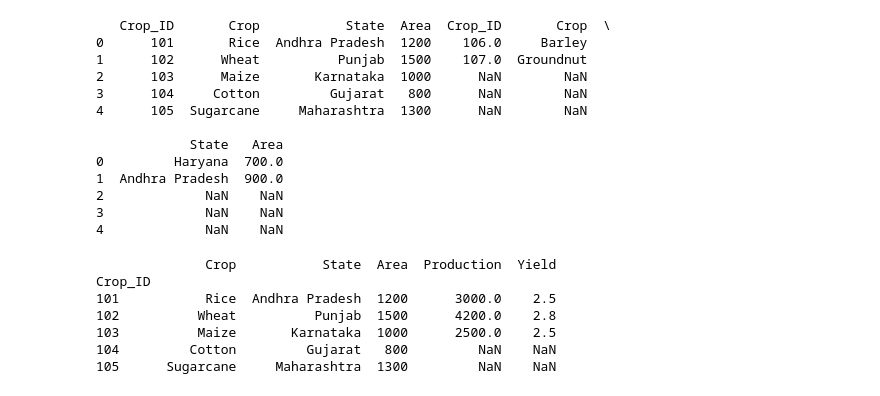
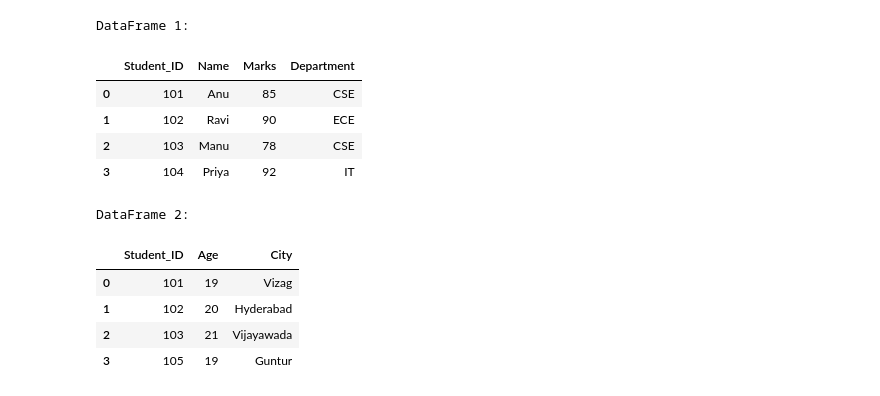
Before and after one commit to lkundrap-max/FDS-7140, a Jupyter notebook: data_wrangling_7140.ipynb, the cells around one changed output. Cells and saved outputs as stored; diff of their text form; code cells hidden in the pictures.

```diff
--- a/data_wrangling_7140.ipynb
+++ b/data_wrangling_7140.ipynb
@@ -97,33 +3,37 @@ print(concat_df)
-# %%
-concat_df = pd.concat([crop_df, new_crops], axis=1)
-
-print(concat_df)
-# %% [output]
-   Crop_ID       Crop           State  Area  Crop_ID       Crop  \
-0      101       Rice  Andhra Pradesh  1200    106.0     Barley
-1      102      Wheat          Punjab  1500    107.0  Groundnut
-2      103      Maize       Karnataka  1000      NaN        NaN
-3      104     Cotton         Gujarat   800      NaN        NaN
-4      105  Sugarcane     Maharashtra  1300      NaN        NaN
-
-            State   Area
-0         Haryana  700.0
-1  Andhra Pradesh  900.0
-2             NaN    NaN
-3             NaN    NaN
-4             NaN    NaN
-# %%
-crop_index = crop_df.set_index('Crop_ID')
-production_index = production_df.set_index('Crop_ID')
-
-join_df = crop_index.join(production_index)
-
-print(join_df)
-# %% [output]
-              Crop           State  Area  Production  Yield
-Crop_ID
-101           Rice  Andhra Pradesh  1200      3000.0    2.5
-102          Wheat          Punjab  1500      4200.0    2.8
-103          Maize       Karnataka  1000      2500.0    2.5
-104         Cotton         Gujarat   800         NaN    NaN
-105      Sugarcane     Maharashtra  1300         NaN    NaN
+# %%
+import pandas as pd
+import numpy as np
+
+# Create the first DataFrame
+df1 = pd.DataFrame({
+    'Student_ID': [101, 102, 103, 104],
+    'Name': ['Anu', 'Ravi', 'Manu', 'Priya'],
+    'Marks': [85, 90, 78, 92],
+    'Department': ['CSE', 'ECE', 'CSE', 'IT']
+})
+
+# Create the second DataFrame
+df2 = pd.DataFrame({
+    'Student_ID': [101, 102, 103, 105],
+    'Age': [19, 20, 21, 19],
+    'City': ['Vizag', 'Hyderabad', 'Vijayawada', 'Guntur']
+})
+
+print("DataFrame 1:")
+display(df1)
+
+print("DataFrame 2:")
+display(df2)
+# %% [output]
+DataFrame 1:
+|  | Student_ID | Name | Marks | Department |
+| 0 | 101 | Anu | 85 | CSE |
+| 1 | 102 | Ravi | 90 | ECE |
+| 2 | 103 | Manu | 78 | CSE |
+| 3 | 104 | Priya | 92 | IT |
+DataFrame 2:
+|  | Student_ID | Age | City |
+| 0 | 101 | 19 | Vizag |
+| 1 | 102 | 20 | Hyderabad |
+| 2 | 103 | 21 | Vijayawada |
+| 3 | 105 | 19 | Guntur |
```
Also changed, not shown: parts of 24 cells of this notebook.
